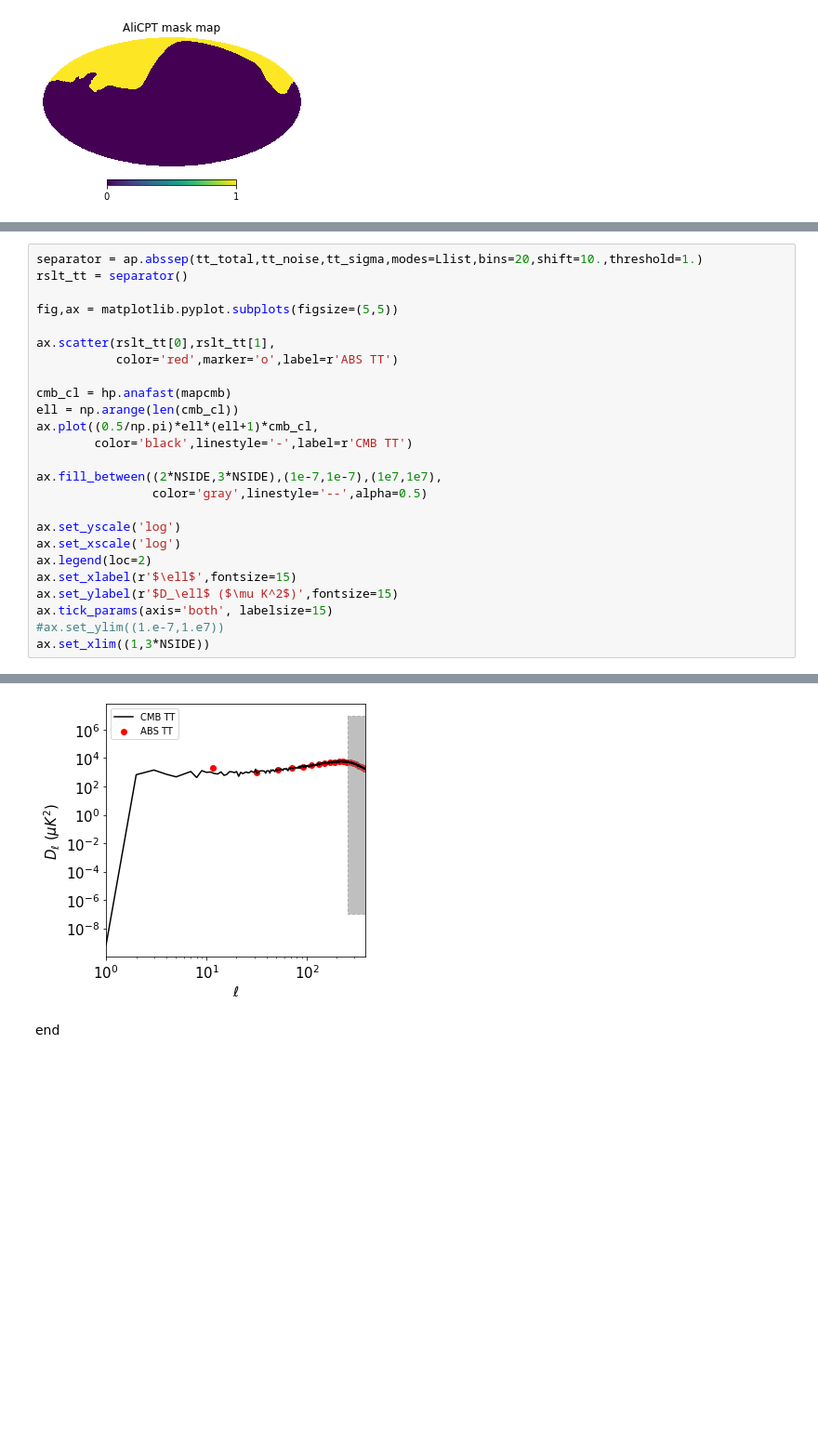
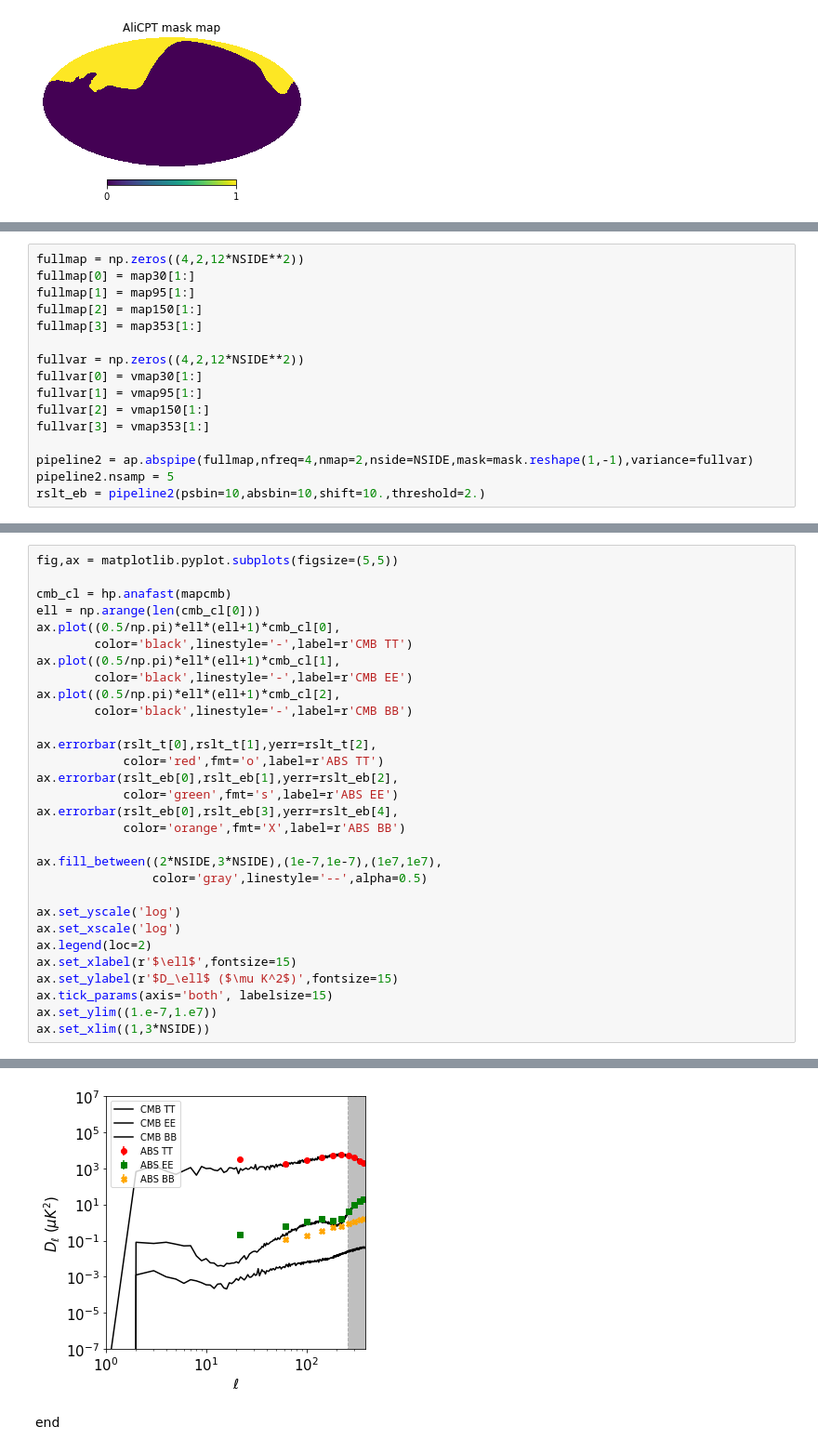
Before and after one commit to gioacchinowang/afra, a Jupyter notebook: tutorials/tutorial04.ipynb, the cells around one changed output, grey strips where cells are left out. Shown: that part at 93% size. Saved outputs shown, nothing was run; the diff lists cells and outputs as text; blank space fills up the shorter version.

Commit message:
pipeline with nosie

```diff
--- a/tutorials/tutorial04.ipynb
+++ b/tutorials/tutorial04.ipynb
@@ -279,0 +65,16 @@ ax.set_xscale('log')
+# %%
+fullmap = np.zeros((4,2,12*NSIDE**2))
+fullmap[0] = map30[1:]
+fullmap[1] = map95[1:]
+fullmap[2] = map150[1:]
+fullmap[3] = map353[1:]
+
+fullvar = np.zeros((4,2,12*NSIDE**2))
+fullvar[0] = vmap30[1:]
+fullvar[1] = vmap95[1:]
+fullvar[2] = vmap150[1:]
+fullvar[3] = vmap353[1:]
+
+pipeline2 = ap.abspipe(fullmap,nfreq=4,nmap=2,nside=NSIDE,mask=mask.reshape(1,-1),variance=fullvar)
+pipeline2.nsamp = 5
+rslt_eb = pipeline2(psbin=10,absbin=10,shift=10.,threshold=2.)
@@ -280,30 +83,35 @@ ax.set_xscale('log')
 # %%
-separator = ap.abssep(tt_total,tt_noise,tt_sigma,modes=Llist,bins=20,shift=10.,threshold=1.)
-rslt_tt = separator()
-
 fig,ax = matplotlib.pyplot.subplots(figsize=(5,5))
 
-ax.scatter(rslt_tt[0],rslt_tt[1],
-           color='red',marker='o',label=r'ABS TT')
+cmb_cl = hp.anafast(mapcmb)
+ell = np.arange(len(cmb_cl[0]))
+ax.plot((0.5/np.pi)*ell*(ell+1)*cmb_cl[0],
+        color='black',linestyle='-',label=r'CMB TT')
+ax.plot((0.5/np.pi)*ell*(ell+1)*cmb_cl[1],
+        color='black',linestyle='-',label=r'CMB EE')
+ax.plot((0.5/np.pi)*ell*(ell+1)*cmb_cl[2],
+        color='black',linestyle='-',label=r'CMB BB')
 
-cmb_cl = hp.anafast(mapcmb)
-ell = np.arange(len(cmb_cl))
-ax.plot((0.5/np.pi)*ell*(ell+1)*cmb_cl,
-        color='black',linestyle='-',label=r'CMB TT')
+ax.errorbar(rslt_t[0],rslt_t[1],yerr=rslt_t[2],
+            color='red',fmt='o',label=r'ABS TT')
+ax.errorbar(rslt_eb[0],rslt_eb[1],yerr=rslt_eb[2],
+            color='green',fmt='s',label=r'ABS EE')
+ax.errorbar(rslt_eb[0],rslt_eb[3],yerr=rslt_eb[4],
+            color='orange',fmt='X',label=r'ABS BB')
 
 ax.fill_between((2*NSIDE,3*NSIDE),(1e-7,1e-7),(1e7,1e7),
                 color='gray',linestyle='--',alpha=0.5)
 
 ax.set_yscale('log')
 ax.set_xscale('log')
 ax.legend(loc=2)
 ax.set_xlabel(r'$\ell$',fontsize=15)
 ax.set_ylabel(r'$D_\ell$ ($\mu K^2$)',fontsize=15)
 ax.tick_params(axis='both', labelsize=15)
-#ax.set_ylim((1.e-7,1.e7))
+ax.set_ylim((1.e-7,1.e7))
 ax.set_xlim((1,3*NSIDE))
 # %% [output]
 (1, 384)
-[figure, old version]
+[figure, new version]
 # %% [markdown]
 end
```
Also changed, not shown: parts of 21 cells of this notebook, 5 other files.
